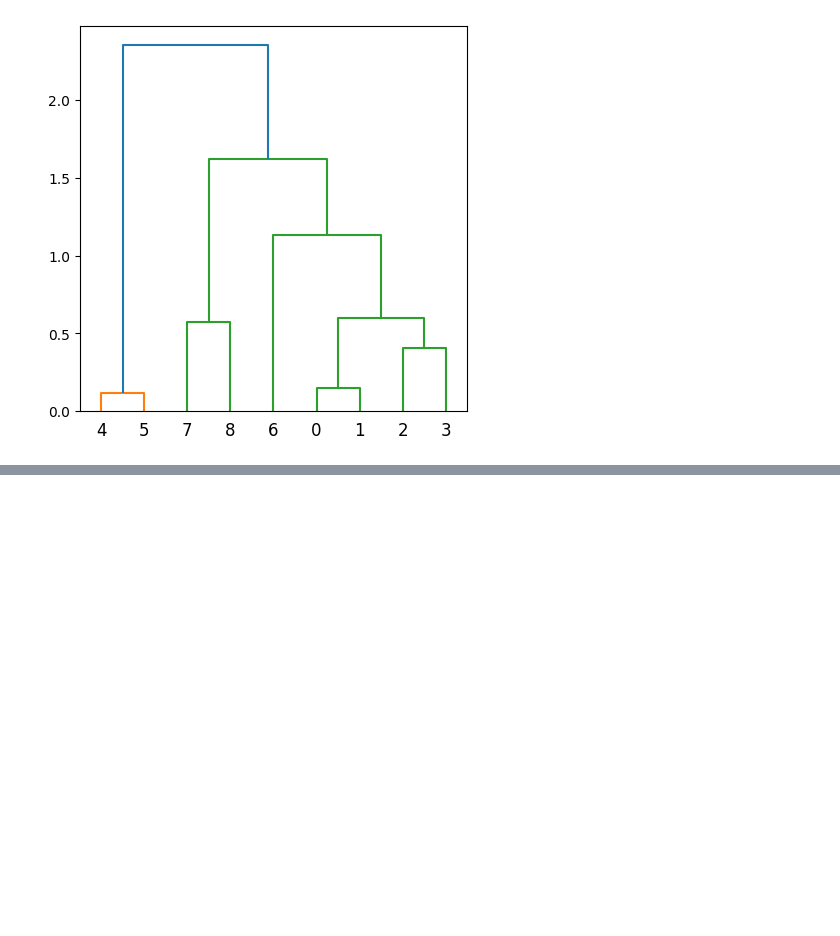
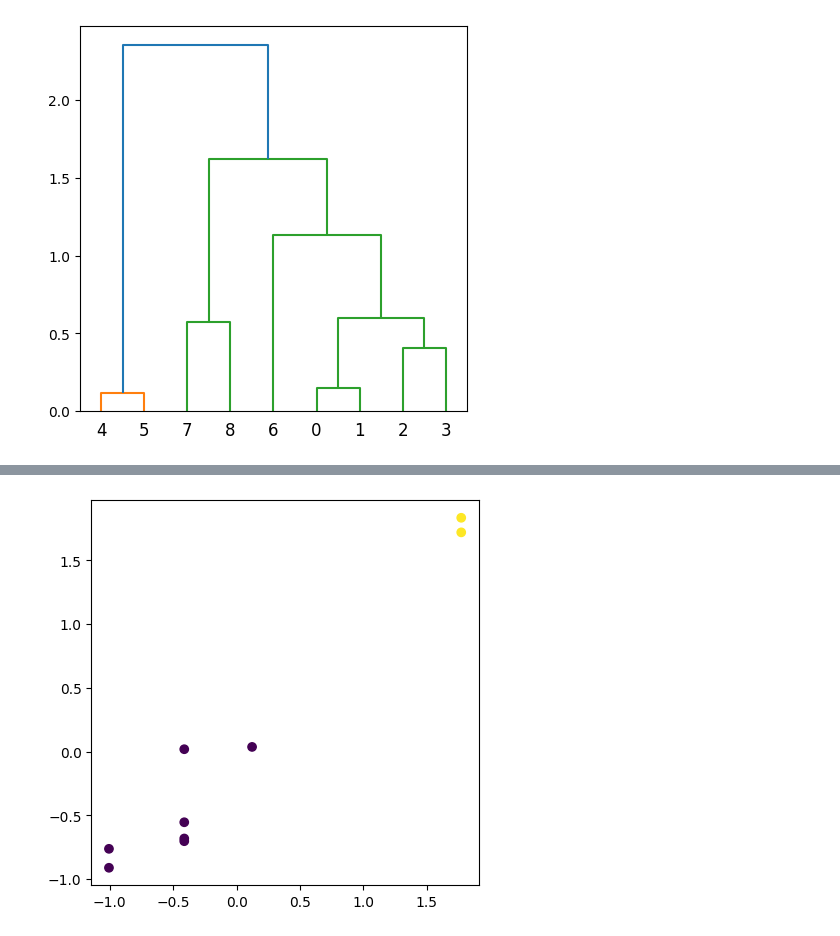
Before and after one commit to savindumahasen/Credict-Card-Fraud-Detection, a Jupyter notebook: creditcardfrauddetection.ipynb, the cells around one changed output, grey strips where cells are left out. Saved outputs shown, nothing was run; the diff lists cells and outputs as text; code cells hidden in the pictures; blank space fills up the shorter version.

Commit message:
Use the agglomerative clustering

```diff
--- a/creditcardfrauddetection.ipynb
+++ b/creditcardfrauddetection.ipynb
@@ -919,0 +922,3 @@ plt.show()
+# %%
+acl=AgglomerativeClustering(n_clusters=2,metric='euclidean', linkage='single')
+acl
@@ -919,0 +927,2 @@ plt.show()
+# %%
+acl.fit(scaled_result_pd)
@@ -919,0 +944,6 @@ plt.show()
+# %%
+plt.figure(figsize=(5,5))
+plt.scatter(scaled_result_pd.iloc[:,0],scaled_result_pd.iloc[:,1],c=acl.labels_)
+plt.show()
+# %% [output]
+[figure, added]
```
Also changed, not shown: parts of 7 cells of this notebook.
